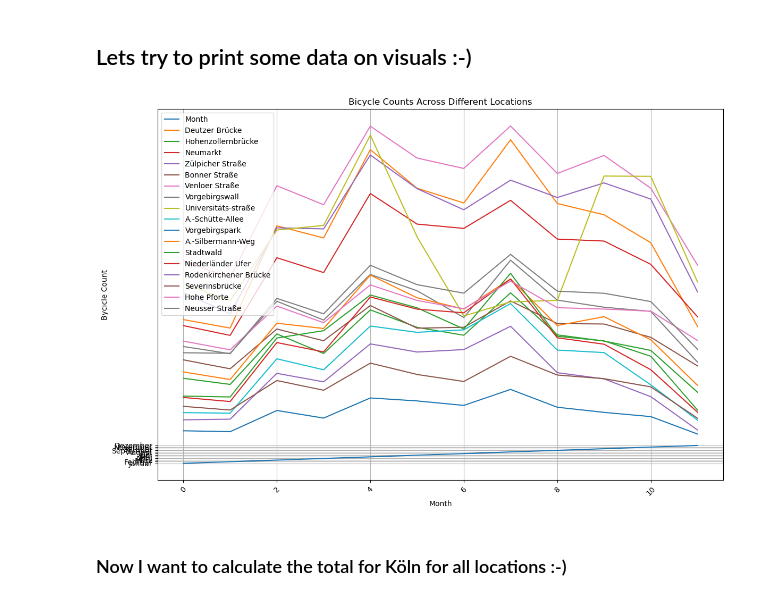
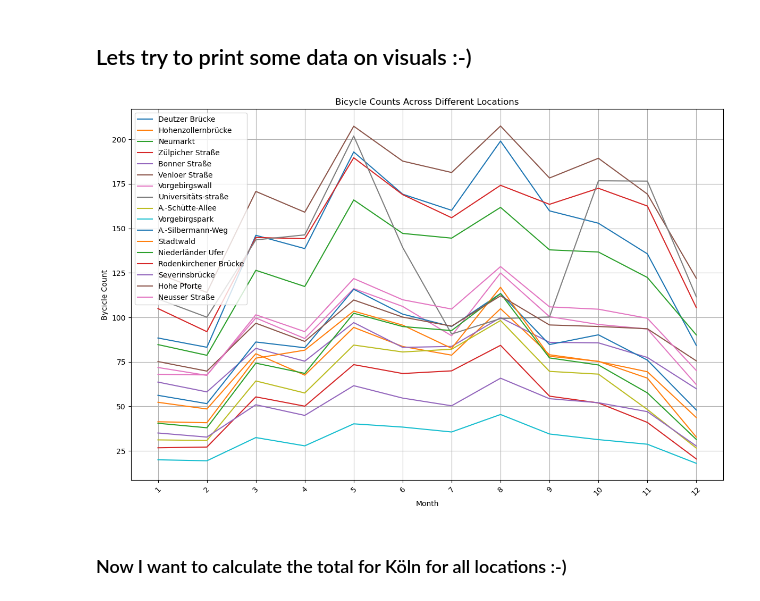
Before and after one commit to caropaezBSH/CaroPeThesis, a Jupyter notebook: ThesisNotebook.ipynb, the cells around one changed output. Drawn from its saved outputs; the diff is of its cells as text; code cells hidden in the pictures.

Commit message:
some changes in the thesis notebook plot for jöln

```diff
--- a/ThesisNotebook.ipynb
+++ b/ThesisNotebook.ipynb
@@ -364,20 +364,21 @@ memory usage: 273.8+ KB
 # %%
 #df_koeln_2022.set_index('Month', inplace=True)
 
 plt.figure(figsize=(12,8))
-for column in df_koeln_2022.columns:
-    plt.plot(df_koeln_2022.index, df_koeln_2022[column], label=column)
+for column in df_koeln_2022.columns[1:]:
+    plt.plot(df_koeln_2022.index +1 , df_koeln_2022[column], label=column)
 
 plt.xlabel('Month')
 plt.ylabel('Bycicle Count')
 plt.title('Bicycle Counts Across Different Locations')
 plt.xticks(rotation=45)
+plt.xticks(range(1, 13))  # Set x-axis ticks from 1 to 12
 plt.legend()
 plt.grid(True)
 plt.tight_layout()
 plt.show()
 # %% [output]
-[figure, old version]
+[figure, new version]
 # %% [markdown]
 ### Now I want to calculate the total for Köln for all locations :-)
 # %%
```
Also changed, not shown: 1 other file.
